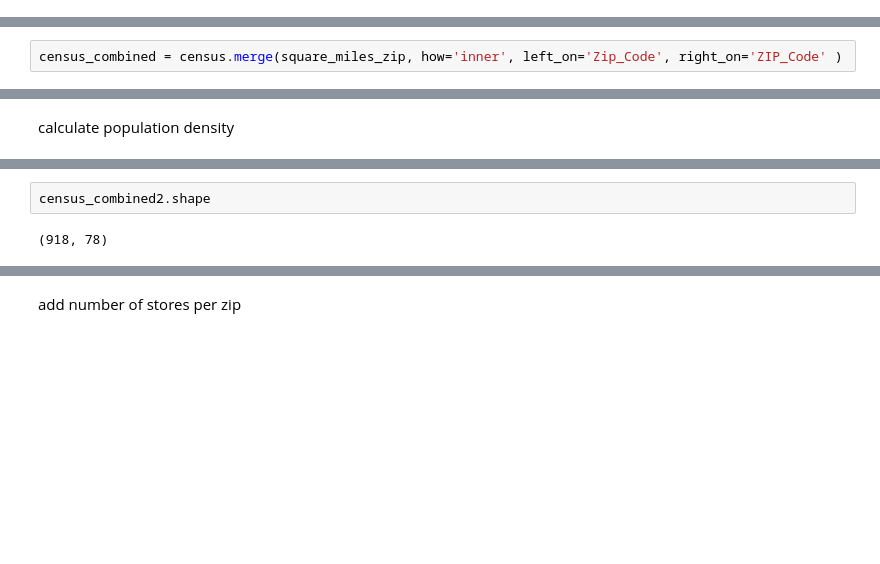
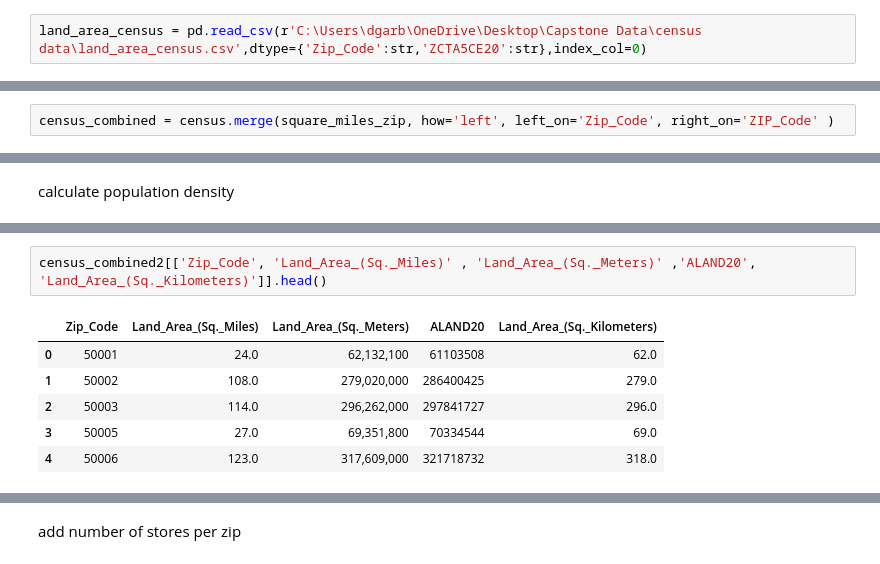
Before and after one commit to dgarbato/capstone, a Jupyter notebook: Census Combine Files_zip_level.ipynb, the cells around one changed output, grey strips where cells are left out. Cells and saved outputs as stored; diff of their text form; blank space fills up the shorter version.

```diff
--- a/Census Combine Files_zip_level.ipynb
+++ b/Census Combine Files_zip_level.ipynb
@@ -26,0 +33,2 @@ county_land_area = pd.read_csv(r'C:\Users\dgarb\OneDrive\Desktop\Capstone Data\c
+# %%
+land_area_census = pd.read_csv(r'C:\Users\dgarb\OneDrive\Desktop\Capstone Data\census data\land_area_census.csv',dtype={'Zip_Code':str,'ZCTA5CE20':str},index_col=0)
@@ -403,7 +319,7 @@ census.to_csv(r'C:\Users\dgarb\OneDrive\Desktop\Capstone Data\census data\census
 # %% [markdown]
 add area information
 # %%
-census_combined = census.merge(square_miles_zip, how='inner', left_on='Zip_Code', right_on='ZIP_Code' )
+census_combined = census.merge(square_miles_zip, how='left', left_on='Zip_Code', right_on='ZIP_Code' )
 # %%
 census_combined.head(2)
 # %% [output]
@@ -488,4 +385,9 @@ miss_cols(census_combined2)
-# %%
-census_combined2.shape
-# %% [output]
-(918, 78)
+# %%
+census_combined2[['Zip_Code', 'Land_Area_(Sq._Miles)' , 'Land_Area_(Sq._Meters)' ,'ALAND20', 'Land_Area_(Sq._Kilometers)']].head()
+# %% [output]
+|  | Zip_Code | Land_Area_(Sq._Miles) | Land_Area_(Sq._Meters) | ALAND20 | Land_Area_(Sq._Kilometers) |
+| 0 | 50001 | 24.0 | 62,132,100 | 61103508 | 62.0 |
+| 1 | 50002 | 108.0 | 279,020,000 | 286400425 | 279.0 |
+| 2 | 50003 | 114.0 | 296,262,000 | 297841727 | 296.0 |
+| 3 | 50005 | 27.0 | 69,351,800 | 70334544 | 69.0 |
+| 4 | 50006 | 123.0 | 317,609,000 | 321718732 | 318.0 |
```
Also changed, not shown: parts of 107 cells of this notebook, 10 other files.
